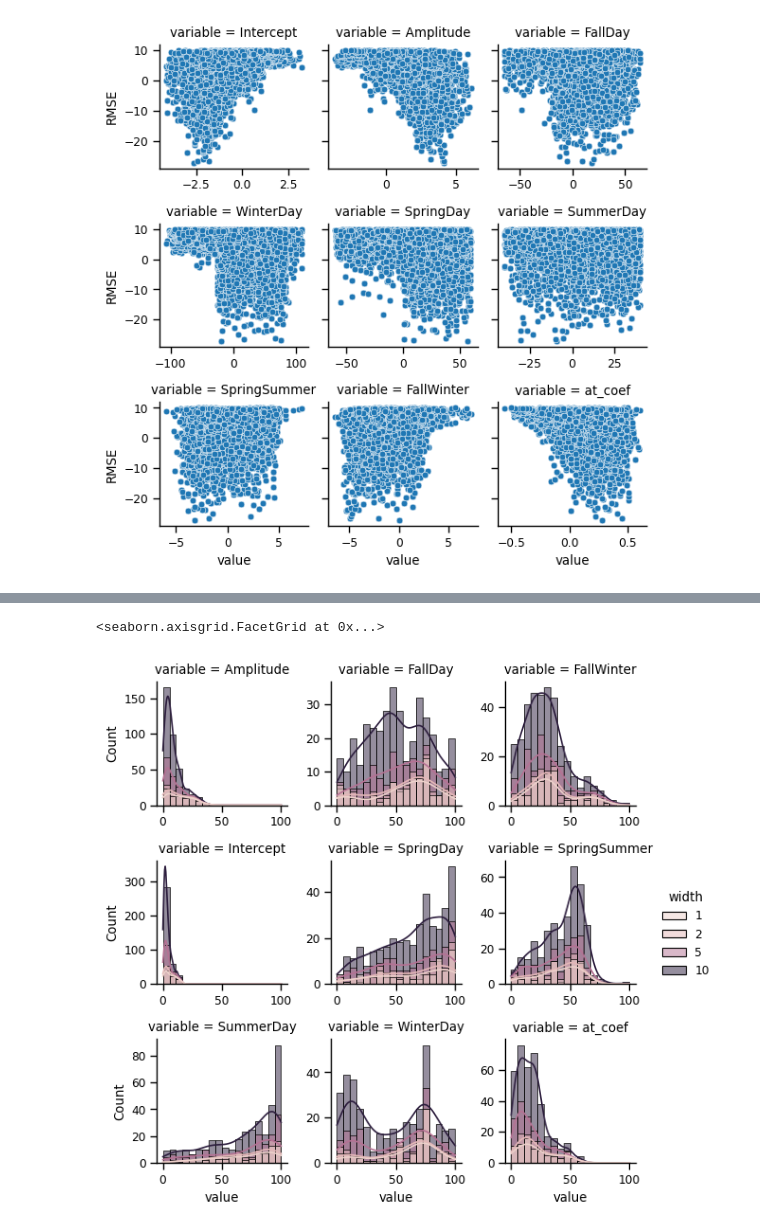
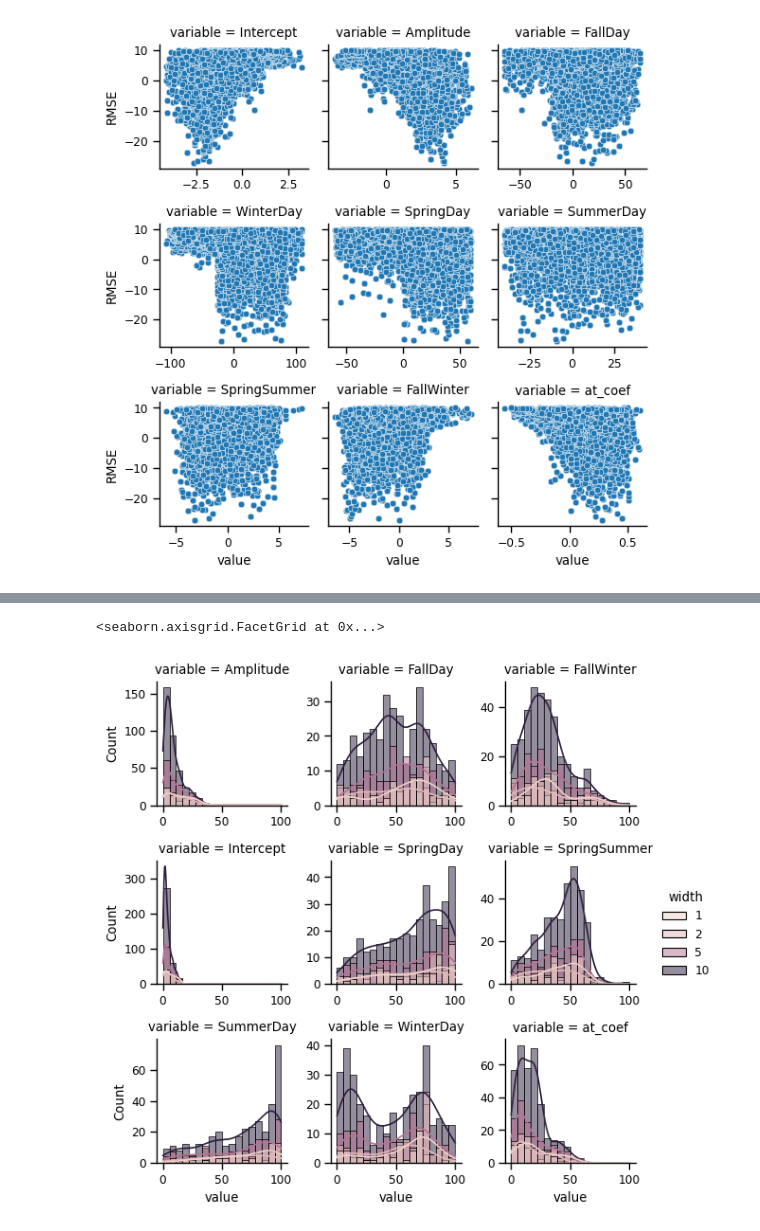
Before and after one commit to mines-ciroh/TempEst-NEWT, a Jupyter notebook: equifinality.ipynb, the cells around one changed output, grey strips where cells are left out. Saved outputs shown, nothing was run; the diff lists cells and outputs as text; code cells hidden in the pictures.

```diff
--- a/equifinality.ipynb
+++ b/equifinality.ipynb
@@ -200,3 +291,13 @@ sns.relplot(behbins.loc[-behbins["RMSE"].isna()], x="value", y="RMSE", col="vari
 # %% [output]
 <seaborn.axisgrid.FacetGrid at 0x...>
 [figure]
+# %%
+# Identify whether sites allow no behavioral sets, behavioral sets but no improvement, or improvement
+behbins["shift"] = 0
+behbins.loc[-behbins["RMSE"].isna(), "shift"] = 1
+behbins.loc[behbins["RMSE"] < 0, "shift"] = 2
+names = pd.DataFrame({"shift": [0, 1, 2], "which": ["No Behavioral", "Behavioral", "Improved"]})
+shifts = (behbins.groupby(["id", "variable"])[["ref_value", "shift"]].max().
+          reset_index().
+          merge(names, on="shift"))
+shifts
@@ -205,6 +344,10 @@ Note that the large majority of sites don't have any behavioral combinations, at
 # %%
-ewid = behbins.assign(value=lambda x: x["value"].abs()/x["ref_range"]*100).groupby(["id", "variable", "width"])["value"].max().reset_index()
-sns.displot(ewid.loc[ewid["value"] > 0], x="value", col="variable", hue="width", col_wrap=3, height=2, kde=True, facet_kws={"sharex": False, "sharey": False})
+left_end = pd.DataFrame({"width": [1, 2, 5, 10], "lower": [-99, 1, 2, 5]})
+ewid = (behbins.assign(value=lambda x: x["value"].abs()/x["ref_range"]*100).
+        reset_index().
+        merge(left_end, on="width"))
+ewid = ewid.loc[ewid["RMSE"] > ewid["lower"]].groupby(["id", "variable", "width"])["value"].max().reset_index()
+sns.displot(ewid, x="value", col="variable", hue="width", col_wrap=3, height=2, kde=True, facet_kws={"sharex": False, "sharey": False})
 # %% [output]
 <seaborn.axisgrid.FacetGrid at 0x...>
-[figure, old version]
+[figure, new version]
```
Also changed, not shown: parts of 19 cells of this notebook, 1 other file.
